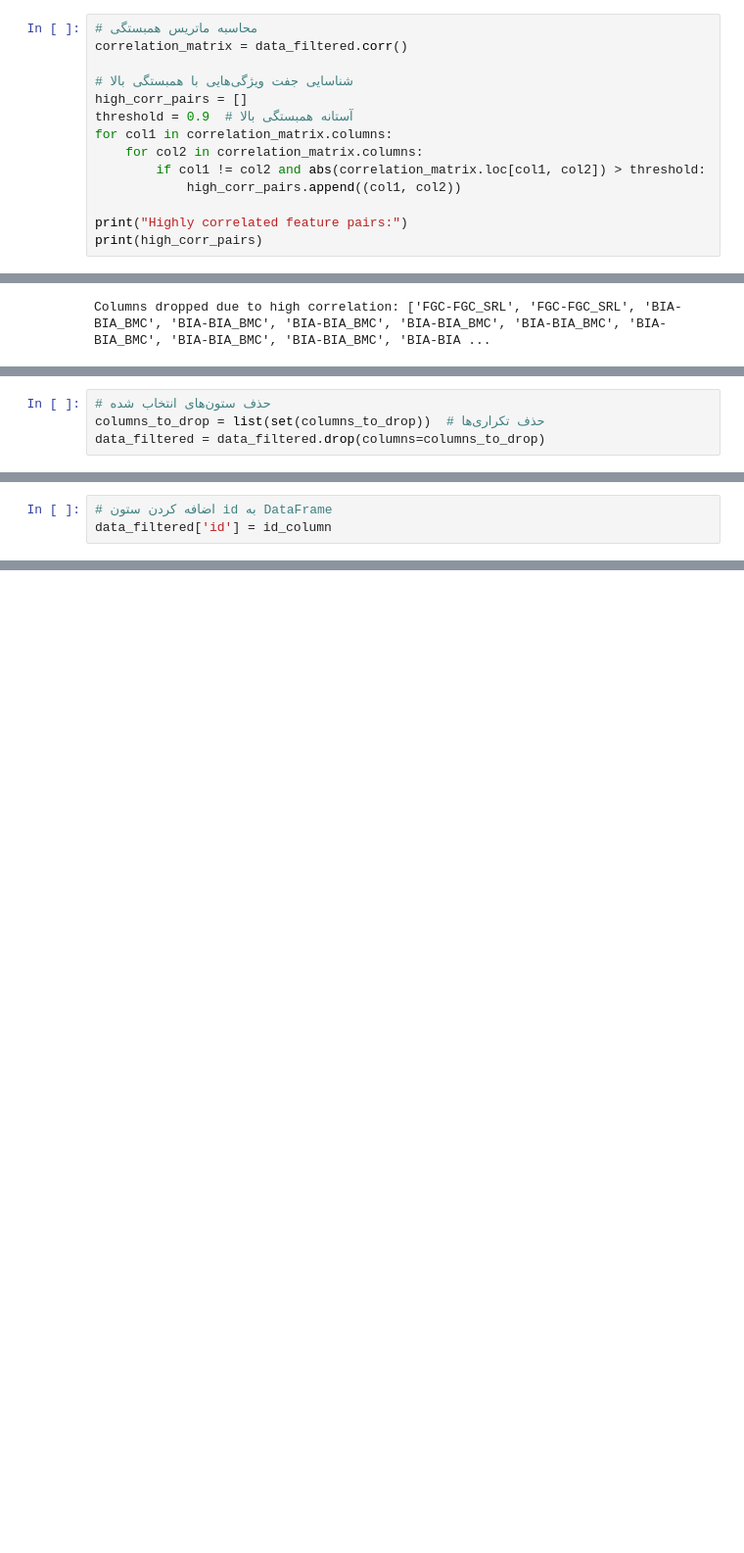
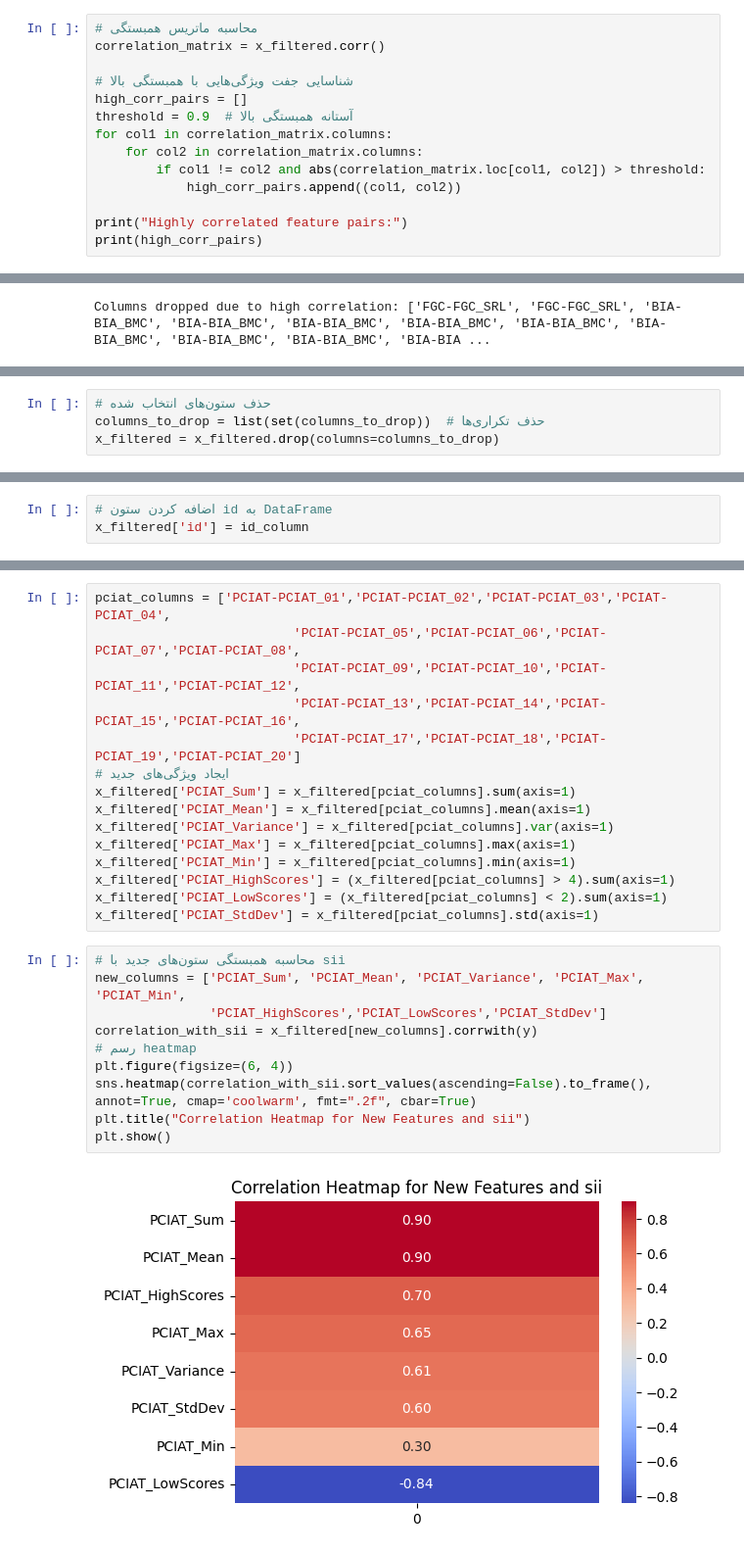
Before and after one commit to Javad1942/Group-2-QBC8, a Jupyter notebook: HBN_preprocessing.ipynb, the cells around one changed output, grey strips where cells are left out. Shown at 98% size. Cells and saved outputs as stored; diff of their text form; blank space fills up the shorter version.

```diff
--- a/HBN_preprocessing.ipynb
+++ b/HBN_preprocessing.ipynb
@@ -460,7 +431,7 @@ Length: 75, dtype: float64
 </p>
 # %%
 # محاسبه ماتریس همبستگی
-correlation_matrix = data_filtered.corr()
+correlation_matrix = x_filtered.corr()
 
 # شناسایی جفت ویژگی‌هایی با همبستگی بالا
 high_corr_pairs = []
@@ -519,5 +490,5 @@ print(len(data_filtered.columns))
 # %%
 # حذف ستون‌های انتخاب‌ شده
 columns_to_drop = list(set(columns_to_drop))  # حذف تکراری‌ها
-data_filtered = data_filtered.drop(columns=columns_to_drop)
+x_filtered = x_filtered.drop(columns=columns_to_drop)
 # %%
@@ -527,3 +498,3 @@ print(len(data_filtered.columns))
 # %%
 # اضافه کردن ستون id به DataFrame
-data_filtered['id'] = id_column
+x_filtered['id'] = id_column
@@ -529,0 +521,27 @@ data_filtered['id'] = id_column
+# %%
+pciat_columns = ['PCIAT-PCIAT_01','PCIAT-PCIAT_02','PCIAT-PCIAT_03','PCIAT-PCIAT_04',
+                          'PCIAT-PCIAT_05','PCIAT-PCIAT_06','PCIAT-PCIAT_07','PCIAT-PCIAT_08',
+                          'PCIAT-PCIAT_09','PCIAT-PCIAT_10','PCIAT-PCIAT_11','PCIAT-PCIAT_12',
+                          'PCIAT-PCIAT_13','PCIAT-PCIAT_14','PCIAT-PCIAT_15','PCIAT-PCIAT_16',
+                          'PCIAT-PCIAT_17','PCIAT-PCIAT_18','PCIAT-PCIAT_19','PCIAT-PCIAT_20']
+# ایجاد ویژگی‌های جدید
+x_filtered['PCIAT_Sum'] = x_filtered[pciat_columns].sum(axis=1)
+x_filtered['PCIAT_Mean'] = x_filtered[pciat_columns].mean(axis=1)
+x_filtered['PCIAT_Variance'] = x_filtered[pciat_columns].var(axis=1)
+x_filtered['PCIAT_Max'] = x_filtered[pciat_columns].max(axis=1)
+x_filtered['PCIAT_Min'] = x_filtered[pciat_columns].min(axis=1)
+x_filtered['PCIAT_HighScores'] = (x_filtered[pciat_columns] > 4).sum(axis=1)
+x_filtered['PCIAT_LowScores'] = (x_filtered[pciat_columns] < 2).sum(axis=1)
+x_filtered['PCIAT_StdDev'] = x_filtered[pciat_columns].std(axis=1)
+# %%
+# محاسبه همبستگی ستون‌های جدید با sii
+new_columns = ['PCIAT_Sum', 'PCIAT_Mean', 'PCIAT_Variance', 'PCIAT_Max', 'PCIAT_Min',
+               'PCIAT_HighScores','PCIAT_LowScores','PCIAT_StdDev']
+correlation_with_sii = x_filtered[new_columns].corrwith(y)
+# رسم heatmap
+plt.figure(figsize=(6, 4))
+sns.heatmap(correlation_with_sii.sort_values(ascending=False).to_frame(), annot=True, cmap='coolwarm', fmt=".2f", cbar=True)
+plt.title("Correlation Heatmap for New Features and sii")
+plt.show()
+# %% [output]
+[figure, added]
```
Also changed, not shown: parts of 25 cells of this notebook.
